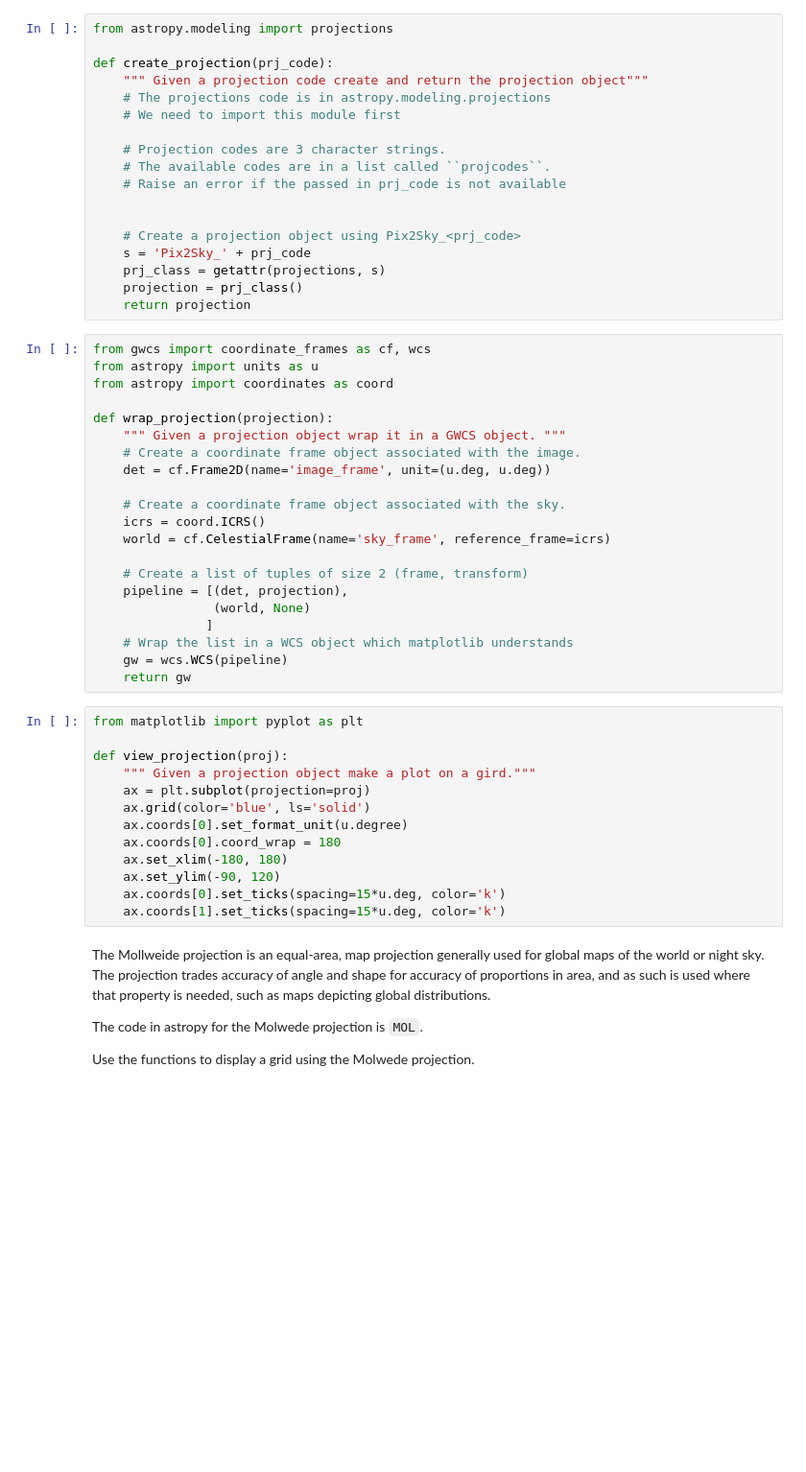
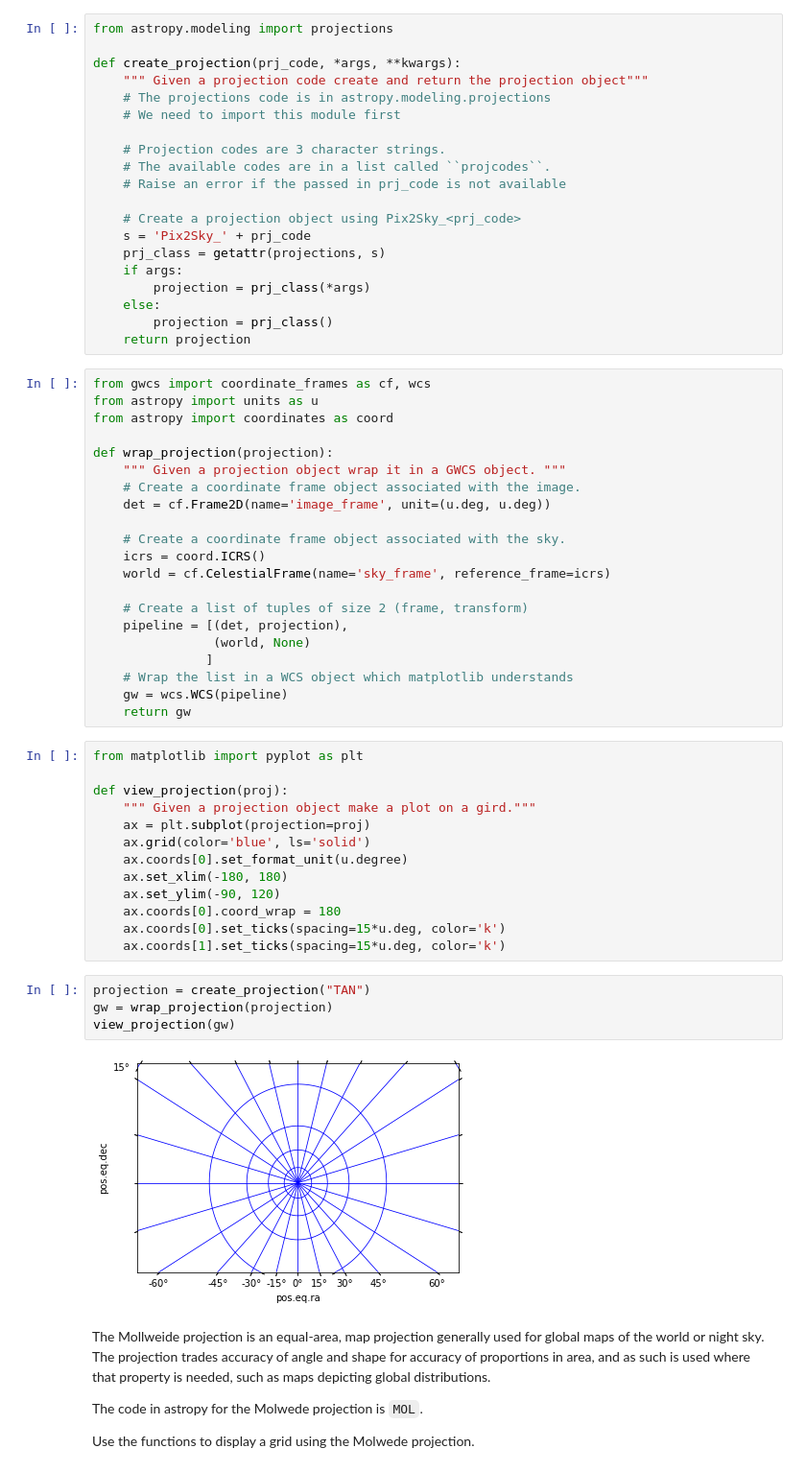
Before and after one commit to nden/astroscholars_project, a Jupyter notebook: Presentation.ipynb, the cells around one changed output. Shown: that part at 96% size. Cells and saved outputs as stored; diff of their text form; blank space fills up the shorter version.

```diff
--- a/Presentation.ipynb
+++ b/Presentation.ipynb
@@ -1,7 +1,7 @@
 # %%
 from astropy.modeling import projections
 
-def create_projection(prj_code):
+def create_projection(prj_code, *args, **kwargs):
     """ Given a projection code create and return the projection object"""
     # The projections code is in astropy.modeling.projections
     # We need to import this module first
@@ -10,11 +10,13 @@ def create_projection(prj_code):
     # The available codes are in a list called ``projcodes``.
     # Raise an error if the passed in prj_code is not available
 
-
     # Create a projection object using Pix2Sky_<prj_code>
     s = 'Pix2Sky_' + prj_code
     prj_class = getattr(projections, s)
-    projection = prj_class()
+    if args:
+        projection = prj_class(*args)
+    else:
+        projection = prj_class()
     return projection
 # %%
 from gwcs import coordinate_frames as cf, wcs
@@ -45,11 +47,17 @@ def view_projection(proj):
     ax = plt.subplot(projection=proj)
     ax.grid(color='blue', ls='solid')
     ax.coords[0].set_format_unit(u.degree)
-    ax.coords[0].coord_wrap = 180
     ax.set_xlim(-180, 180)
     ax.set_ylim(-90, 120)
+    ax.coords[0].coord_wrap = 180
     ax.coords[0].set_ticks(spacing=15*u.deg, color='k')
     ax.coords[1].set_ticks(spacing=15*u.deg, color='k')
+# %%
+projection = create_projection("TAN")
+gw = wrap_projection(projection)
+view_projection(gw)
+# %% [output]
+[figure, added]
 # %% [markdown]
 The Mollweide projection is an equal-area, map projection generally used for global maps of the world or night sky. The projection trades accuracy of angle and shape for accuracy of proportions in area, and as such is used where that property is needed, such as maps depicting global distributions.
 
```
Also changed, not shown: parts of 2 cells of this notebook.
